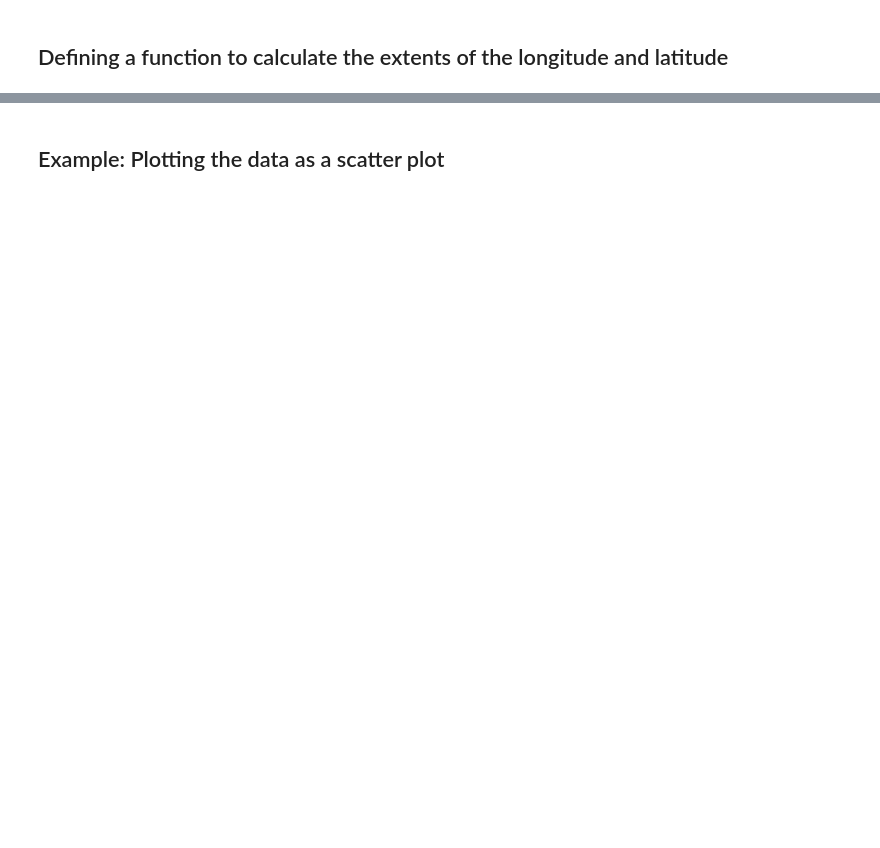
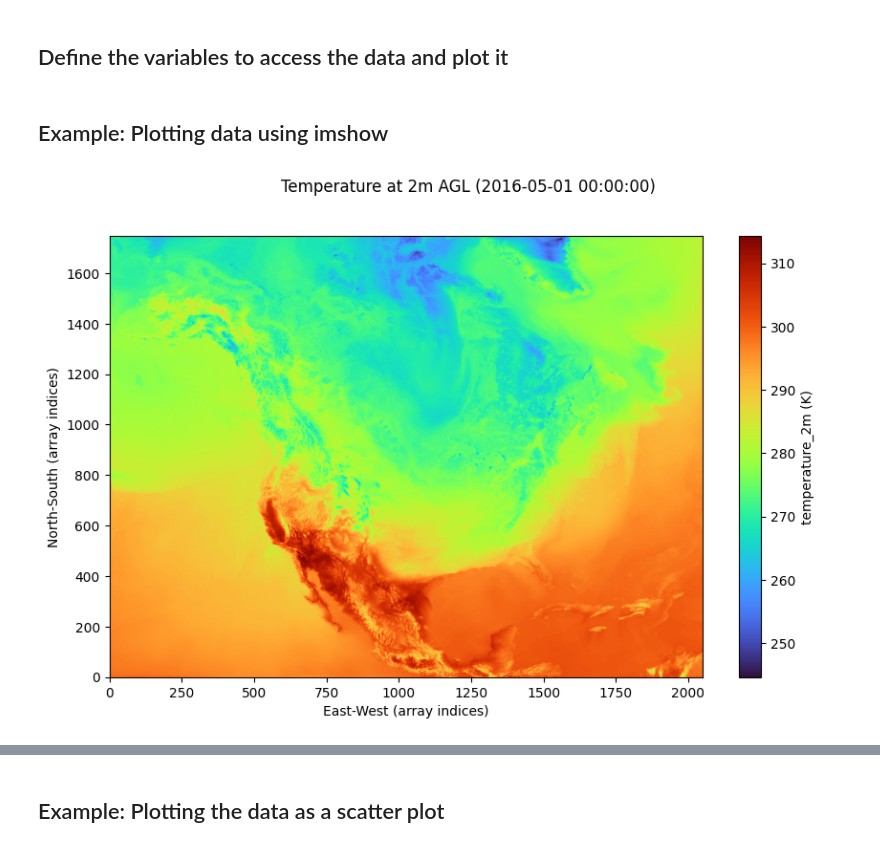
Before and after one commit to sci-visus/NSDF-examples, a Jupyter notebook: climate/ANL_view_field.ipynb, the cells around one changed output, grey strips where cells are left out. Saved outputs shown, nothing was run; the diff lists cells and outputs as text; code cells hidden in the pictures; blank space fills up the shorter version.

Commit message:
Added utility function to retrieve data from a field and timestep

```diff
--- a/climate/ANL_view_field.ipynb
+++ b/climate/ANL_view_field.ipynb
@@ -29,2 +7,0 @@ def get_field_from_timestep(year: int, timestep: int, field: str) -> np.ndarray:
-# %% [markdown]
-## Defining a function to calculate the extents of the longitude and latitude
@@ -39,0 +8,29 @@ def get_extent_from_timestep(year: int, timestep: int):
+# %% [markdown]
+## Define the variables to access the data and plot it
+# %%
+# Can be in the form of a string with the format '{year} {month} {day} {hour}' or
+#   a datetime.datetime object with year, month, day, and hour
+date = '2016-05-01 00:00:00'
+field = 'temperature_2m'
+field_name = 'Temperature at 2m AGL'
+field_units = 'K'
+colormap = 'turbo'
+# %% [markdown]
+## Example: Plotting data using imshow
+# %%
+%%time
+
+title = f'{field_name} ({date})'
+data = anl.get_field(date, field)
+
+fig = plt.figure(figsize=(10, 6))
+axes = plt.axes()
+plot = axes.imshow(data, aspect='auto', origin='lower', cmap=colormap)
+axes.set_xlabel('East-West (array indices)')
+axes.set_ylabel('North-South (array indices)')
+fig.suptitle(title)
+fig.colorbar(plot, location='right', pad=0.05, label=f'{field} ({field_units})')
+
+plt.show()
+# %% [output]
+[figure, added]
```
Also changed, not shown: parts of 15 cells of this notebook, 1 other file.
